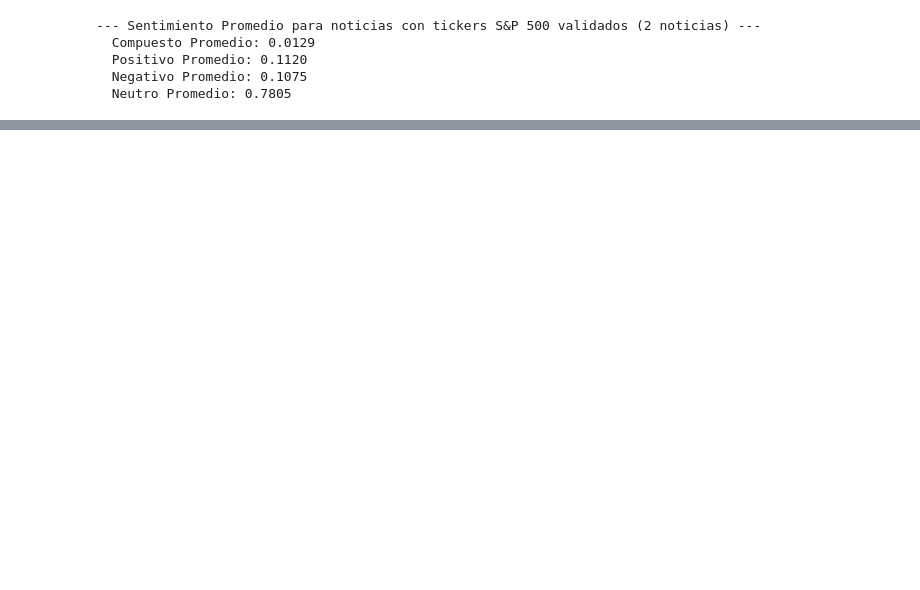
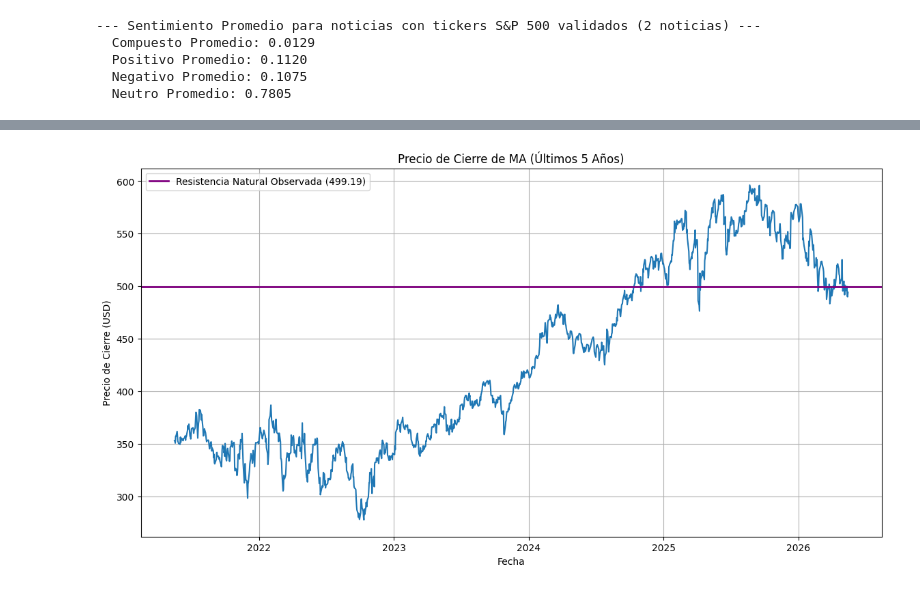
Before and after one commit to jsanchezv4/procesamiento, a Jupyter notebook: fINVIZ_NEWS.ipynb, the cells around one changed output, grey strips where cells are left out. Cells and saved outputs as stored; diff of their text form; code cells hidden in the pictures; blank space fills up the shorter version.

```diff
--- a/fINVIZ_NEWS.ipynb
+++ b/fINVIZ_NEWS.ipynb
@@ -541,3 +541,16 @@ display(df_sentiment_summary)
 # %% [output]
 |  | Ticker | Número de Noticias | Sentimiento Compuesto Promedio | Sentimiento Positivo Promedio | Sentimiento Negativo Promedio | ... |
 | 0 | MA | 2 | 0.0129 | 0.1120 | 0.1075 | ... |
+# %%
+import yfinance as yf
+import pandas as pd
+
+# Definir el ticker de la acción (Mastercard)
+ticker_symbol = 'MA'
+
+# Obtener los datos históricos de la acción por un período de 5 años
+data = yf.download(ticker_symbol, period='5y')
+
+# Mostrar las primeras filas del DataFrame para verificar
+print(f"Datos históricos de {ticker_symbol} de Yahoo Finance por 5 años:")
+display(data.head())
@@ -543,0 +568,42 @@ display(df_sentiment_summary)
+# %%
+import matplotlib.pyplot as plt
+import seaborn as sns
+import pandas as pd
+
+# Asegurarse de que el índice sea de tipo datetime para la visualización
+data.index = pd.to_datetime(data.index)
+
+# --- Cálculo de la resistencia natural ---
+# Filtrar los precios altos (High) dentro del rango especificado (450-500)
+high_prices_in_range = data[('High', ticker_symbol)][(data[('High', ticker_symbol)] >= 450) & (data[('High', ticker_symbol)] <= 500)]
+
+natural_resistance_level = None
+resistance_label = None
+
+if not high_prices_in_range.empty:
+    # Identificar la resistencia natural como el punto más alto dentro de ese rango
+    natural_resistance_level = high_prices_in_range.max()
+    resistance_label = f'Resistencia Natural Observada ({natural_resistance_level:.2f})'
+else:
+    print("No se encontraron precios 'High' en el rango de 450 a 500 para identificar una resistencia natural específica.")
+
+# Crear la gráfica del precio de cierre
+plt.figure(figsize=(14, 7))
+sns.lineplot(x=data.index, y=data[('Close', ticker_symbol)], data=data)
+plt.title(f'Precio de Cierre de {ticker_symbol} (Últimos 5 Años)')
+plt.xlabel('Fecha')
+plt.ylabel('Precio de Cierre (USD)')
+
+# Añadir líneas de resistencia/soporte
+if natural_resistance_level is not None:
+    plt.axhline(y=natural_resistance_level, color='purple', linestyle='-', linewidth=2, label=resistance_label)
+else:
+    # Si no se encuentra una resistencia natural específica, se pueden mantener las líneas originales o no añadir ninguna
+    plt.axhline(y=450, color='r', linestyle='--', label='Nivel de 450 (Referencia)')
+    plt.axhline(y=500, color='g', linestyle='--', label='Nivel de 500 (Referencia)')
+
+plt.grid(True)
+plt.legend()
+plt.show()
+# %% [output]
+[figure, added]
```
Also changed, not shown: parts of 8 cells of this notebook.
